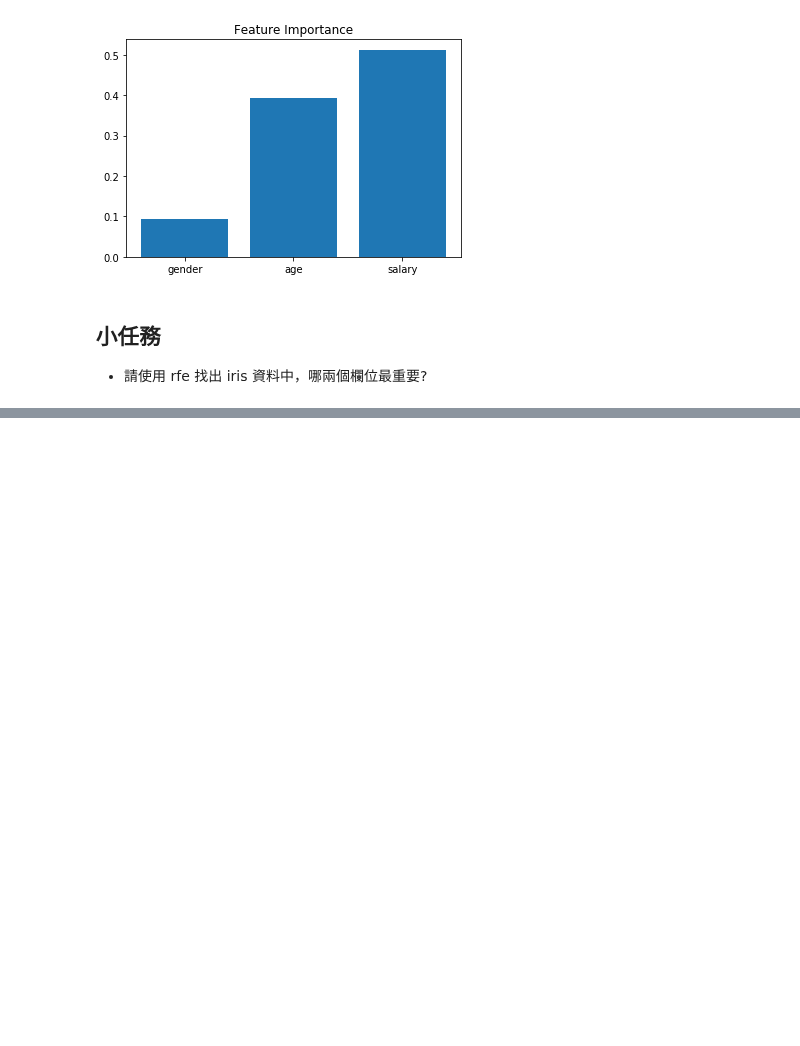
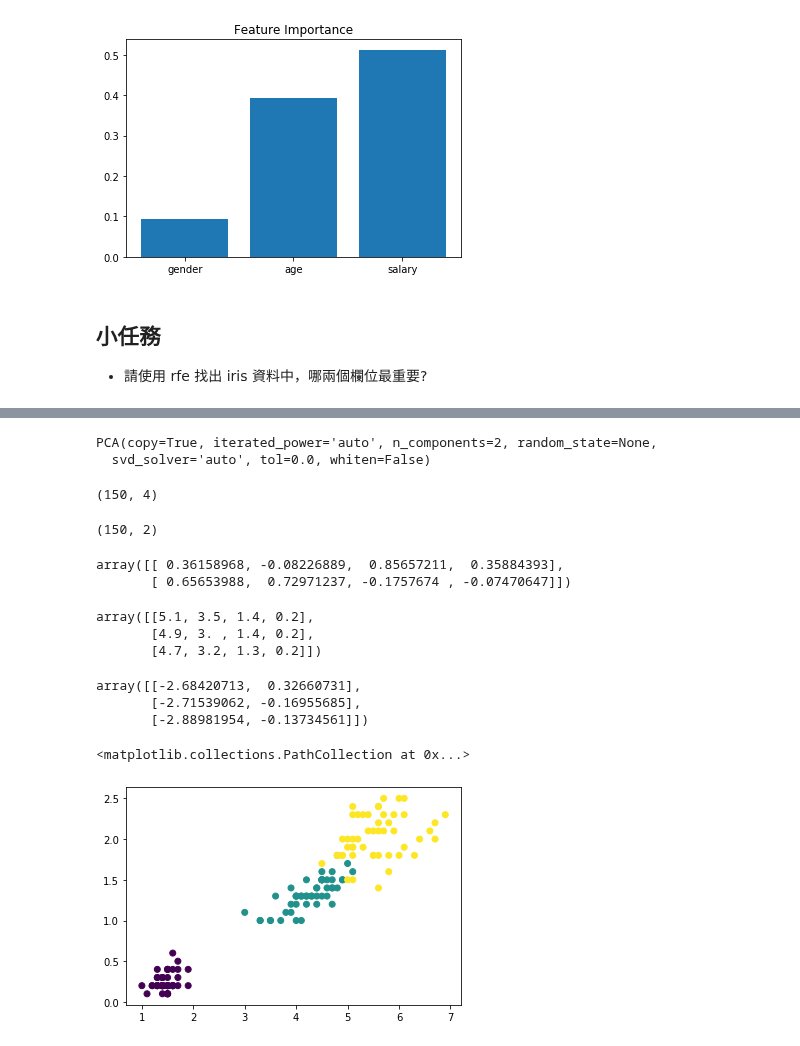
Before and after one commit to ywchiu/taipeifubon, a Jupyter notebook: Demo20200427.ipynb, the cells around one changed output, grey strips where cells are left out. Drawn from its saved outputs; the diff is of its cells as text; code cells hidden in the pictures; blank space fills up the shorter version.

```diff
--- a/Demo20200427.ipynb
+++ b/Demo20200427.ipynb
@@ -179,0 +234,6 @@ iris= load_iris()
+# %%
+X = iris.data
+pca.fit(X)
+# %% [output]
+PCA(copy=True, iterated_power='auto', n_components=2, random_state=None,
+  svd_solver='auto', tol=0.0, whiten=False)
@@ -179,0 +242,32 @@ iris= load_iris()
+# %%
+X.shape
+# %% [output]
+(150, 4)
+# %%
+X_reduced.shape
+# %% [output]
+(150, 2)
+# %%
+pca.components_
+# %% [output]
+array([[ 0.36158968, -0.08226889,  0.85657211,  0.35884393],
+       [ 0.65653988,  0.72971237, -0.1757674 , -0.07470647]])
+# %%
+X[0:3,:]
+# %% [output]
+array([[5.1, 3.5, 1.4, 0.2],
+       [4.9, 3. , 1.4, 0.2],
+       [4.7, 3.2, 1.3, 0.2]])
+# %%
+X_reduced[0:3,:]
+# %% [output]
+array([[-2.68420713,  0.32660731],
+       [-2.71539062, -0.16955685],
+       [-2.88981954, -0.13734561]])
+# %%
+from matplotlib import pyplot as plt
+X = iris.data[:,[2,3]]
+plt.scatter(X[:,0], X[:,1], c =iris.target)
+# %% [output]
+<matplotlib.collections.PathCollection at 0x...>
+[figure, added]
```
Also changed, not shown: parts of 38 cells of this notebook.
